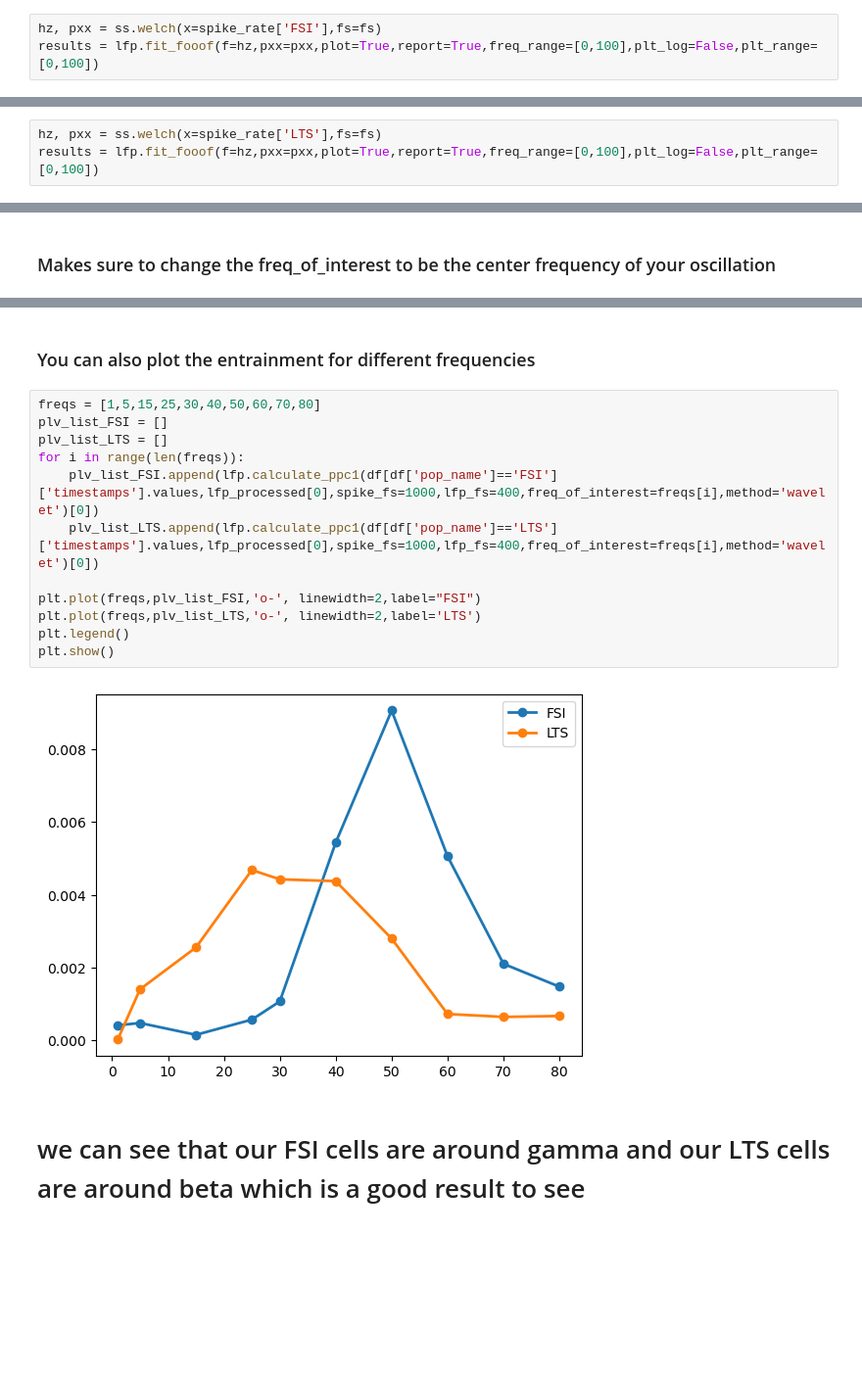
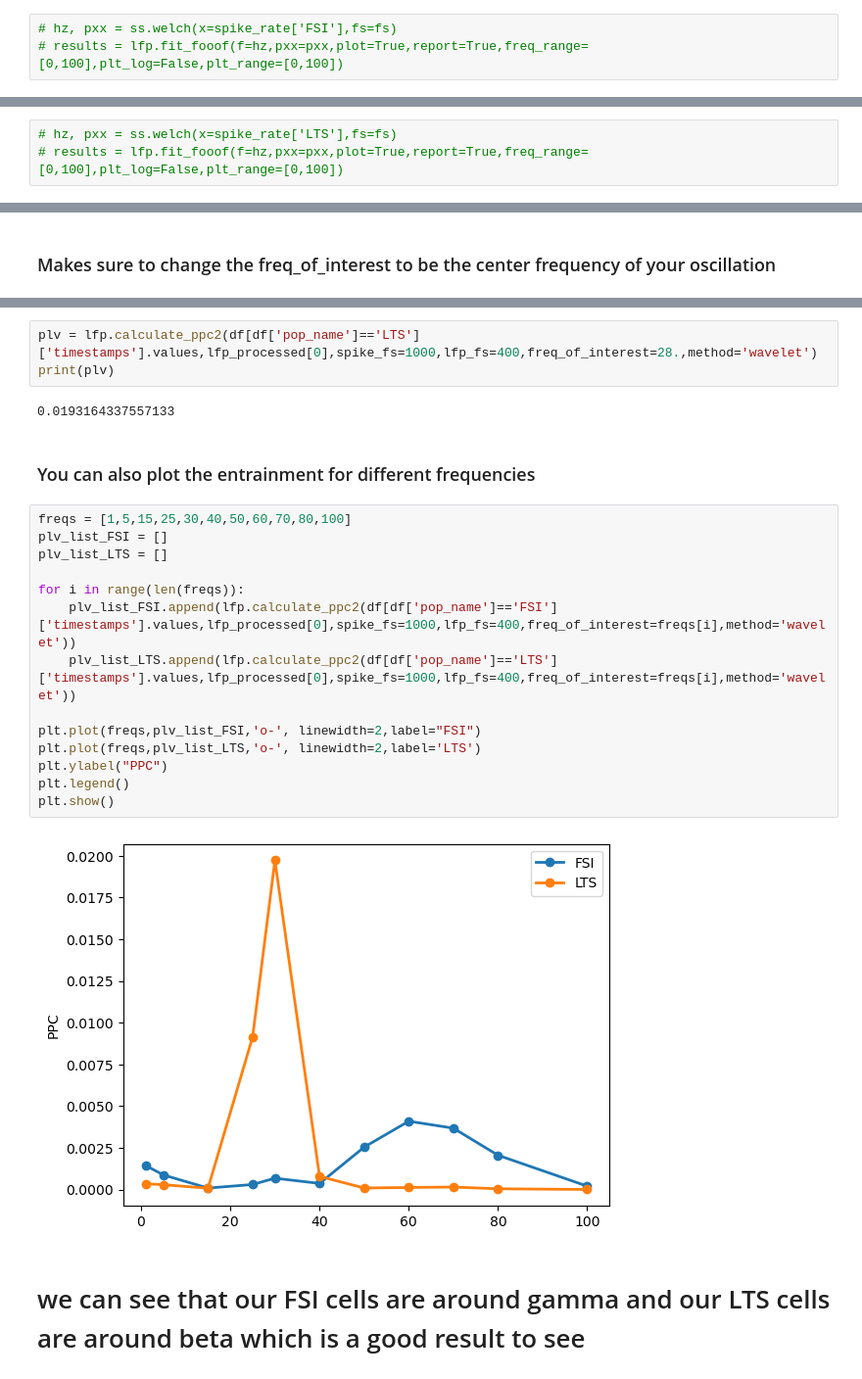
Before and after one commit to cyneuro/bmtool, a Jupyter notebook: examples/analysis/phase_locking_value/phase_locking_value.ipynb, the cells around one changed output, grey strips where cells are left out. Shown at 98% size. Drawn from its saved outputs; the diff is of its cells as text; blank space fills up the shorter version.

```diff
--- a/examples/analysis/phase_locking_value/phase_locking_value.ipynb
+++ b/examples/analysis/phase_locking_value/phase_locking_value.ipynb
@@ -39,3 +44,3 @@ FOOOF WARNING: Skipping frequency == 0, as this causes a problem with fitting.
 # %%
-hz, pxx = ss.welch(x=spike_rate['FSI'],fs=fs)
-results = lfp.fit_fooof(f=hz,pxx=pxx,plot=True,report=True,freq_range=[0,100],plt_log=False,plt_range=[0,100])
+# hz, pxx = ss.welch(x=spike_rate['FSI'],fs=fs)
+# results = lfp.fit_fooof(f=hz,pxx=pxx,plot=True,report=True,freq_range=[0,100],plt_log=False,plt_range=[0,100])
@@ -61,3 +47,3 @@ FOOOF WARNING: Skipping frequency == 0, as this causes a problem with fitting.
 # %%
-hz, pxx = ss.welch(x=spike_rate['LTS'],fs=fs)
-results = lfp.fit_fooof(f=hz,pxx=pxx,plot=True,report=True,freq_range=[0,100],plt_log=False,plt_range=[0,100])
+# hz, pxx = ss.welch(x=spike_rate['LTS'],fs=fs)
+# results = lfp.fit_fooof(f=hz,pxx=pxx,plot=True,report=True,freq_range=[0,100],plt_log=False,plt_range=[0,100])
@@ -102,18 +62,25 @@ print(plv[0])
+# %%
+plv = lfp.calculate_ppc2(df[df['pop_name']=='LTS']['timestamps'].values,lfp_processed[0],spike_fs=1000,lfp_fs=400,freq_of_interest=28.,method='wavelet')
+print(plv)
+# %% [output]
+0.0193164337557133
 # %% [markdown]
 ### You can also plot the entrainment for different frequencies
 # %%
-freqs = [1,5,15,25,30,40,50,60,70,80]
+freqs = [1,5,15,25,30,40,50,60,70,80,100]
 plv_list_FSI = []
 plv_list_LTS = []
+
 for i in range(len(freqs)):
-    plv_list_FSI.append(lfp.calculate_ppc1(df[df['pop_name']=='FSI']['timestamps'].values,lfp_processed[0],spike_fs=1000,lfp_fs=400,freq_of_interest=freqs[i],method='wavelet')[0])
-    plv_list_LTS.append(lfp.calculate_ppc1(df[df['pop_name']=='LTS']['timestamps'].values,lfp_processed[0],spike_fs=1000,lfp_fs=400,freq_of_interest=freqs[i],method='wavelet')[0])
+    plv_list_FSI.append(lfp.calculate_ppc2(df[df['pop_name']=='FSI']['timestamps'].values,lfp_processed[0],spike_fs=1000,lfp_fs=400,freq_of_interest=freqs[i],method='wavelet'))
+    plv_list_LTS.append(lfp.calculate_ppc2(df[df['pop_name']=='LTS']['timestamps'].values,lfp_processed[0],spike_fs=1000,lfp_fs=400,freq_of_interest=freqs[i],method='wavelet'))
 
 plt.plot(freqs,plv_list_FSI,'o-', linewidth=2,label="FSI")
 plt.plot(freqs,plv_list_LTS,'o-', linewidth=2,label='LTS')
+plt.ylabel("PPC")
 plt.legend()
 plt.show()
 # %% [output]
-[figure, old version]
+[figure, new version]
 # %% [markdown]
 # we can see that our FSI cells are around gamma and our LTS cells are around beta which is a good result to see
```
Also changed, not shown: parts of 8 cells of this notebook, 4 other files.
